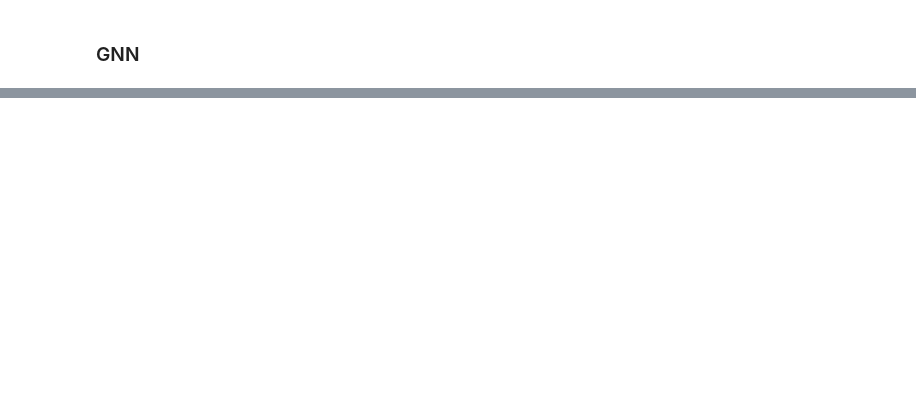
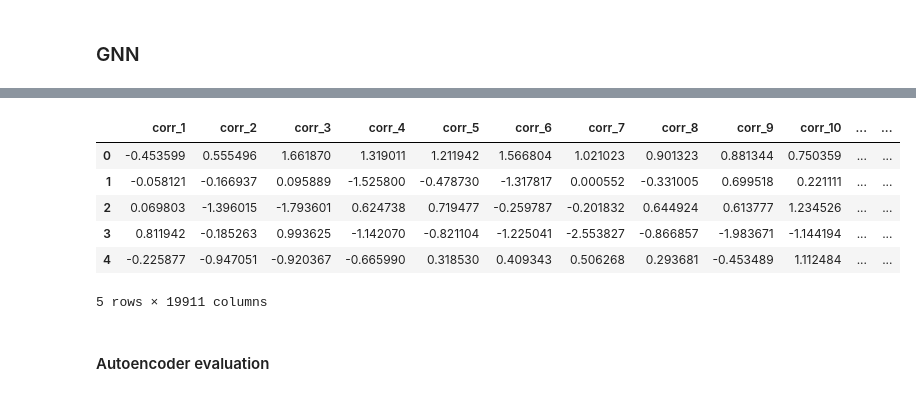
Before and after one commit to yshgboop/WiDS-Project, a Jupyter notebook: modeling.ipynb, the cells around one changed output, grey strips where cells are left out. Cells and saved outputs as stored; diff of their text form; code cells hidden in the pictures; blank space fills up the shorter version.

```diff
--- a/modeling.ipynb
+++ b/modeling.ipynb
@@ -351,0 +482,4 @@ PLS→KernelRidge Nested CV R²: -0.3145340391607051 ± 0.31149901117252576
+# %%
+df1 = train_data.drop(['participant_id', 'study_site', 'age'], axis=1)
+response = train_data['age']
+df1.head()
@@ -351,0 +494,19 @@ PLS→KernelRidge Nested CV R²: -0.3145340391607051 ± 0.31149901117252576
+# %%
+# Use target encoding to encode categorical features
+import category_encoders as ce
+categorical_columns = ['sex', 'ethnicity', 'race', 'handedness', 'parent_1_education', 'parent_2_education']
+encoder = ce.TargetEncoder(cols=categorical_columns)
+df1[categorical_columns] = encoder.fit_transform(df1[categorical_columns], response)
+# scale all columns of the dataset
+from sklearn.preprocessing import StandardScaler
+scaler = StandardScaler()
+df1[df1.columns] = scaler.fit_transform(df1[df1.columns])
+df1.head()
+# %% [output]
+|  | corr_1 | corr_2 | corr_3 | corr_4 | corr_5 | corr_6 | corr_7 | corr_8 | corr_9 | corr_10 | ... | ... |
+| 0 | -0.453599 | 0.555496 | 1.661870 | 1.319011 | 1.211942 | 1.566804 | 1.021023 | 0.901323 | 0.881344 | 0.750359 | ... | ... |
+| 1 | -0.058121 | -0.166937 | 0.095889 | -1.525800 | -0.478730 | -1.317817 | 0.000552 | -0.331005 | 0.699518 | 0.221111 | ... | ... |
+| 2 | 0.069803 | -1.396015 | -1.793601 | 0.624738 | 0.719477 | -0.259787 | -0.201832 | 0.644924 | 0.613777 | 1.234526 | ... | ... |
+| 3 | 0.811942 | -0.185263 | 0.993625 | -1.142070 | -0.821104 | -1.225041 | -2.553827 | -0.866857 | -1.983671 | -1.144194 | ... | ... |
+| 4 | -0.225877 | -0.947051 | -0.920367 | -0.665990 | 0.318530 | 0.409343 | 0.506268 | 0.293681 | -0.453489 | 1.112484 | ... | ... |
+5 rows × 19911 columns
@@ -351,0 +534,2 @@ PLS→KernelRidge Nested CV R²: -0.3145340391607051 ± 0.31149901117252576
+# %% [markdown]
+#### Autoencoder evaluation
```
Also changed, not shown: parts of 52 cells of this notebook, 2 other files.
